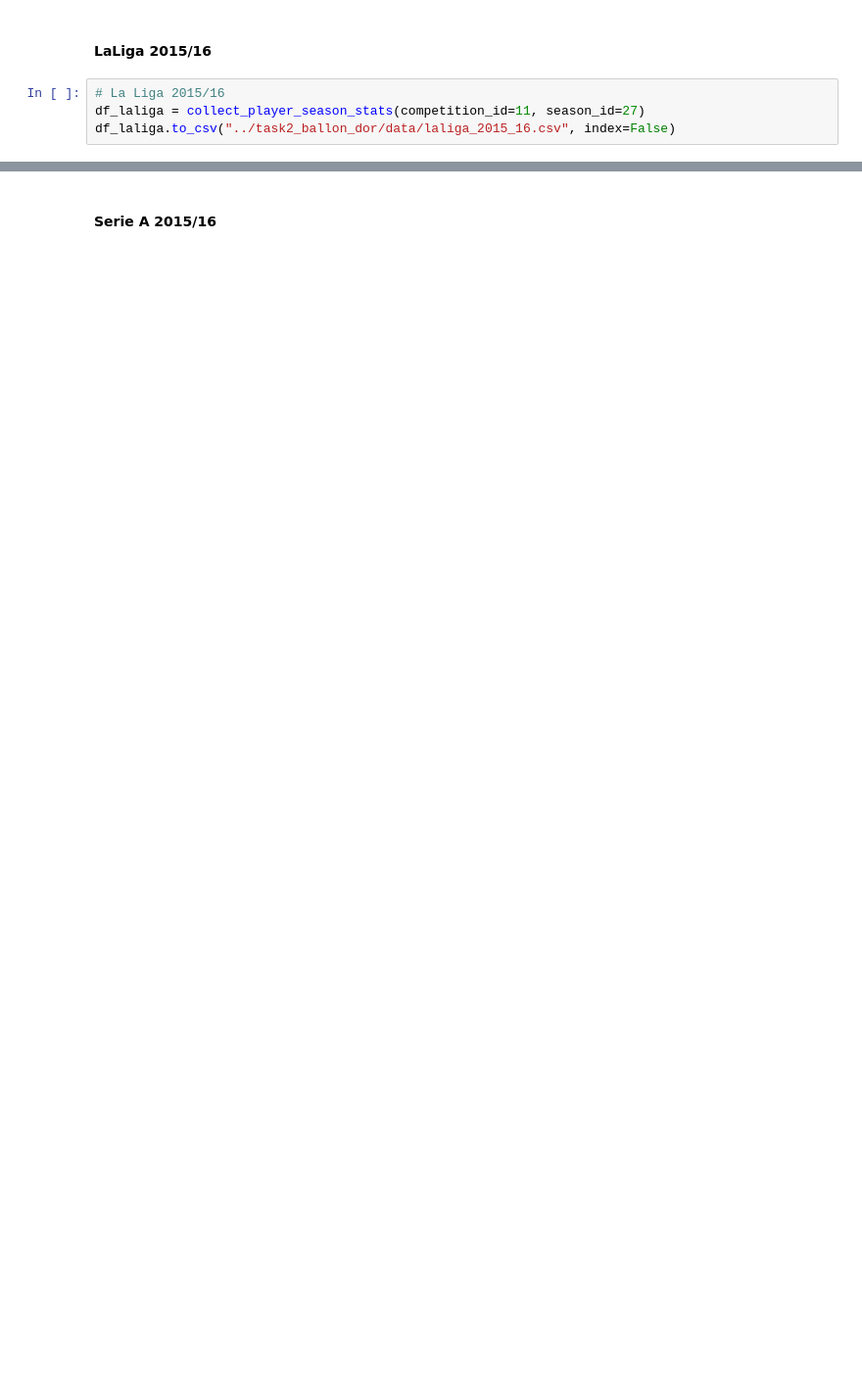
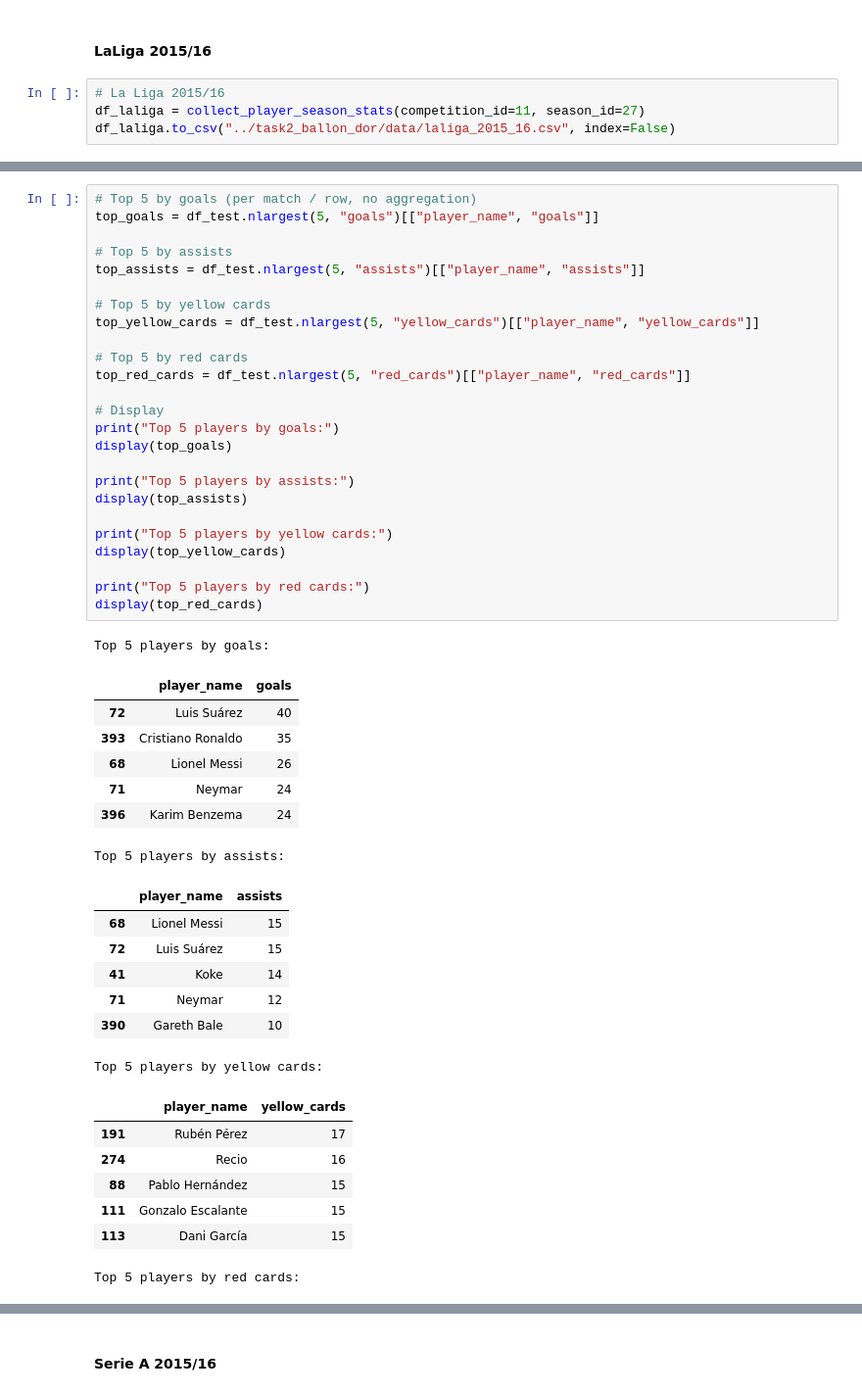
Before and after one commit to Manuele23/Parma-assignment, a Jupyter notebook: task2_ballon_dor/01_data_preparation.ipynb, the cells around one changed output, grey strips where cells are left out. Shown: that part at 98% size. Saved outputs shown, nothing was run; the diff lists cells and outputs as text; blank space fills up the shorter version.

```diff
--- a/task2_ballon_dor/01_data_preparation.ipynb
+++ b/task2_ballon_dor/01_data_preparation.ipynb
@@ -1536,0 +1712,48 @@ df_test.head()
+# %%
+# Top 5 by goals (per match / row, no aggregation)
+top_goals = df_test.nlargest(5, "goals")[["player_name", "goals"]]
+
+# Top 5 by assists
+top_assists = df_test.nlargest(5, "assists")[["player_name", "assists"]]
+
+# Top 5 by yellow cards
+top_yellow_cards = df_test.nlargest(5, "yellow_cards")[["player_name", "yellow_cards"]]
+
+# Top 5 by red cards
+top_red_cards = df_test.nlargest(5, "red_cards")[["player_name", "red_cards"]]
+
+# Display
+print("Top 5 players by goals:")
+display(top_goals)
+
+print("Top 5 players by assists:")
+display(top_assists)
+
+print("Top 5 players by yellow cards:")
+display(top_yellow_cards)
+
+print("Top 5 players by red cards:")
+display(top_red_cards)
+# %% [output]
+Top 5 players by goals:
+|  | player_name | goals |
+| 72 | Luis Suárez | 40 |
+| 393 | Cristiano Ronaldo | 35 |
+| 68 | Lionel Messi | 26 |
+| 71 | Neymar | 24 |
+| 396 | Karim Benzema | 24 |
+Top 5 players by assists:
+|  | player_name | assists |
+| 68 | Lionel Messi | 15 |
+| 72 | Luis Suárez | 15 |
+| 41 | Koke | 14 |
+| 71 | Neymar | 12 |
+| 390 | Gareth Bale | 10 |
+Top 5 players by yellow cards:
+|  | player_name | yellow_cards |
+| 191 | Rubén Pérez | 17 |
+| 274 | Recio | 16 |
+| 88 | Pablo Hernández | 15 |
+| 111 | Gonzalo Escalante | 15 |
+| 113 | Dani García | 15 |
+Top 5 players by red cards:
```
Also changed, not shown: parts of 29 cells of this notebook, 6 other files.
